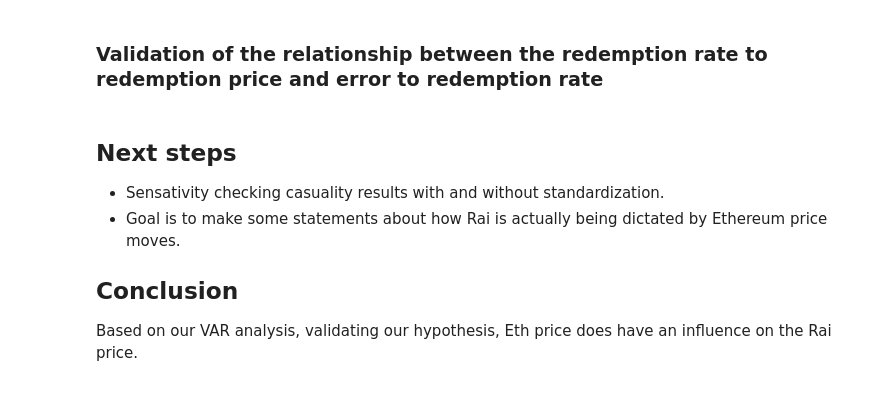
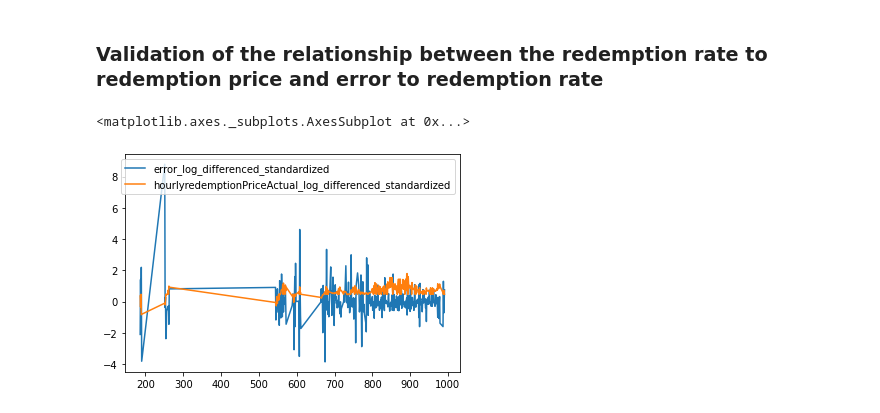
Before and after one commit to BlockScience/reflexer, a Jupyter notebook: notebooks/analysis/Rai_Price_Correlation_v2.ipynb, the cells around one changed output. Drawn from its saved outputs; the diff is of its cells as text; code cells hidden in the pictures.

```diff
--- a/notebooks/analysis/Rai_Price_Correlation_v2.ipynb
+++ b/notebooks/analysis/Rai_Price_Correlation_v2.ipynb
@@ -132,0 +145,24 @@ graphData[100:].plot(x='blockNumber',y='hourlymarketPriceEth',kind='line',title=
+# %%
+# since difference is nan on first value, seed list with initial market price
+laggedEthValue = [graphData['hourlymarketPriceEth'][0]]
+graphData['timestampDiff'] = graphData.timestamp.diff()
+#15 mins
+seconds = 60 * 15
+lastRowDiff = 0
+
+
+for i, row in graphData.iterrows():
+    if i > 0:
+        lastRowIndex = i-1
+        if row['timestampDiff'] >= seconds:
+            laggedEthValue.append(graphData['hourlymarketPriceEth'][lastRowIndex])
+        else:
+            lastRowIndex = i-2
+            print("Using last Eth value because diff wasn't block occured before 15 mins had passed")
+            print(lastRowIndex)
+            laggedEthValue.append(graphData['hourlymarketPriceEth'][lastRowIndex])
+        lastRowDiff = row['timestampDiff']
+    else:
+        pass
+
+graphData['15MinLaggedmarketPriceEth'] = laggedEthValue
@@ -132,0 +192,6 @@ graphData[100:].plot(x='blockNumber',y='hourlymarketPriceEth',kind='line',title=
+# %%
+# subset data to vector for VAR
+P = graphData[100:][['error','hourlyredemptionPriceActual','hourlymarketPriceEth','hourlymarketPriceUsd',
+                     'Eth_price','15MinLaggedmarketPriceEth','totalCollateral',
+                     'UniswapRAIBalanceRelativeToTotalSupply','MaxDebtCeiling',
+                     'CollateralizationRatio']]
@@ -247,6 +267,7 @@ graphData['CollateralizationRatio'] =  (graphData['totalCollateral'] * graphData
 # %%
 # subset data to vector for VAR
-P = graphData[100:][['error','hourlyredemptionPriceActual','hourlymarketPriceEth','hourlymarketPriceUsd',
+interpolated.reset_index(inplace=True)
+P_interpolated = interpolated[100:][['error','hourlyredemptionPriceActual','hourlymarketPriceEth','hourlymarketPriceUsd',
                      'Eth_price','15MinLaggedmarketPriceEth','totalCollateral',
                      'UniswapRAIBalanceRelativeToTotalSupply','MaxDebtCeiling',
                      'CollateralizationRatio']]
@@ -270,6 +288,10 @@ We will take the log of the data to reduce the skewness and take the first diffe
 ## Difference and log values
 for i in P.columns:
     P[i +'_log_differenced'] = np.log(P[i]).diff()
+
+# for interpolated data
+for i in P_interpolated.columns:
+    P_interpolated[i +'_log_differenced'] = np.log(P_interpolated[i]).diff()
 # %%
 P.hourlymarketPriceEth_log_differenced.hist()
 # %% [output]
@@ -528,11 +681,7 @@ corr
 # %% [markdown]
 ### Validation of the relationship between the redemption rate to redemption price and error to redemption rate
-# %% [markdown]
-## Next steps
-
-* Sensativity checking casuality results with and without standardization.
-* Goal is to make some statements about how Rai is actually being dictated by Ethereum price moves.
-
-## Conclusion
-
-Based on our VAR analysis, validating our hypothesis, Eth price does have an influence on the Rai price.
+# %%
+P[['error_log_differenced_standardized','hourlyredemptionPriceActual_log_differenced_standardized']].plot()
+# %% [output]
+<matplotlib.axes._subplots.AxesSubplot at 0x...>
+[figure, added]
```
Also changed, not shown: parts of 35 cells of this notebook, 6 other files.
